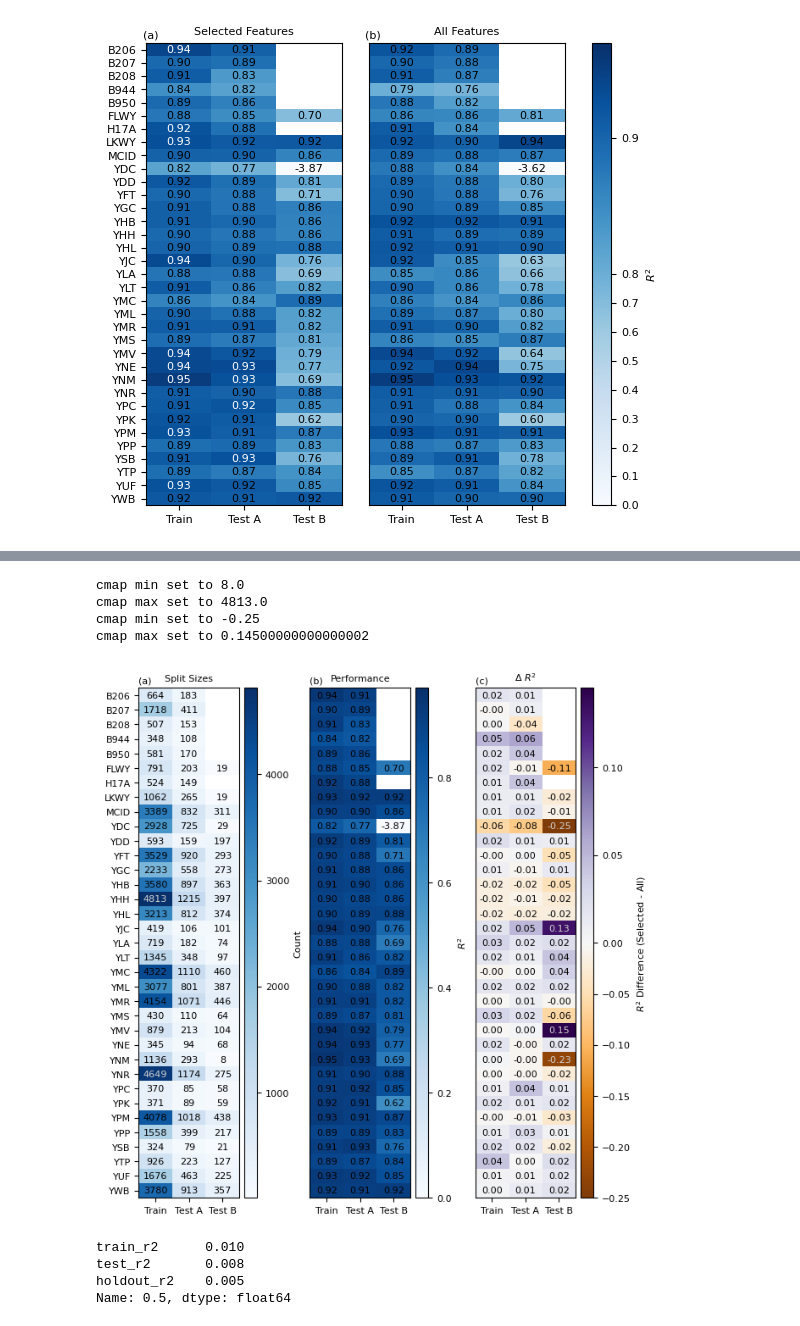
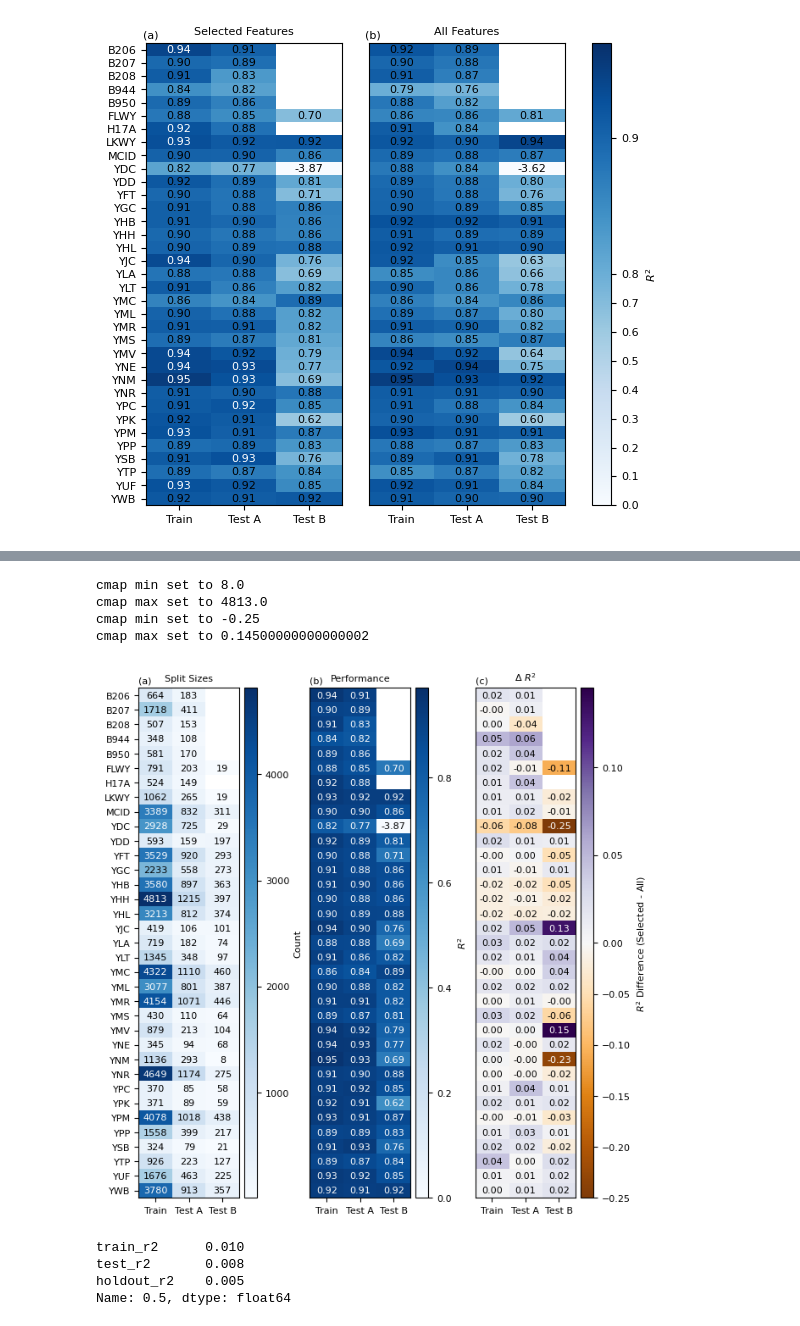
Before and after one commit to armstrong06/featmag, a Jupyter notebook: notebooks_results/ModelResultsP.ipynb, the cells around one changed output, grey strips where cells are left out. Cells and saved outputs as stored; diff of their text form; code cells hidden in the pictures.

```diff
--- a/notebooks_results/ModelResultsP.ipynb
+++ b/notebooks_results/ModelResultsP.ipynb
@@ -340,8 +345,8 @@ im1 = plotting.scores_heatmap(split_cnts.sort_values('station'),
                         tablefontsize=8,
                         tight_layout=True,
                         tablevalueprec=0,
-                        fontcolorthresh=0.90,
-                        alttablefontcolor='lightgray')
+                        fontcolorthresh=0.60,
+                        alttablefontcolor='white')
 
 im1 = plotting.scores_heatmap(results_df.sort_values('station'),
                         midpoint_normalize=False,
@@ -354,6 +359,7 @@ im1 = plotting.scores_heatmap(results_df.sort_values('station'),
                         show_cbar=True,
                         xticklabels=xlabels,
                         tablefontsize=8,
+                        fontcolorthresh=0.60,
                         cbar_label=f'$R^2$')
 
 im3 = plotting.scores_heatmap(diff_df,
@@ -362,36 +368,36 @@ im3 = plotting.scores_heatmap(diff_df,
                             midpoint=0,
                             cmap_max = None,
                             cmap_min = None,
                             title='$\Delta$ $R^2$',
                             show_ylabels=False,
                             show_cbar=True,
                             xticklabels=xlabels,
                             cbar_label=f'$R^2$ Difference (Selected - All)',
                             cmap=cm.PuOr,
                             tablefontcolor='k',
                             tablefontsize=8,
                             tight_layout=True,
-                            fontcolorthresh=0.90,
-                            alttablefontcolor='lightgray')
+                            fontcolorthresh=0.50,
+                            alttablefontcolor='white')
 
 sp_labels = ['(a)', '(b)', '(c)']
 sp_label_x = [ 0,0, 0]
 for i, ax in enumerate(axes):
     ax.text(sp_label_x[i],
             1.01,
             sp_labels[i],
             transform=ax.transAxes,
             fontsize=8)
 
 fig.savefig('../figures/model_summary_heatmap_P_linear.jpg', dpi=300)
 
 #fig.tight_layout()
 # %% [output]
 cmap min set to 8.0
 cmap max set to 4813.0
 cmap min set to -0.25
 cmap max set to 0.14500000000000002
-[figure, old version]
+[figure, new version]
 # %%
 diff_df[['train_r2', 'test_r2', 'holdout_r2']].quantile()
 # %% [output]
```
Also changed, not shown: parts of 2 cells of this notebook, 5 other files.
